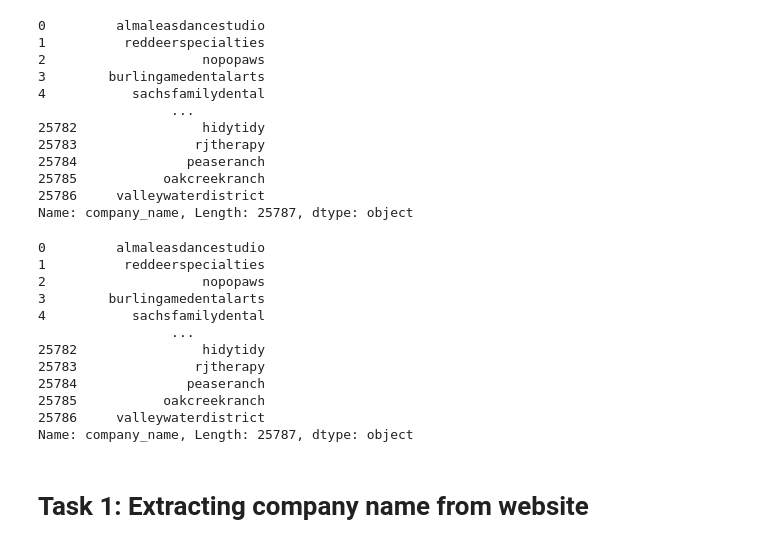
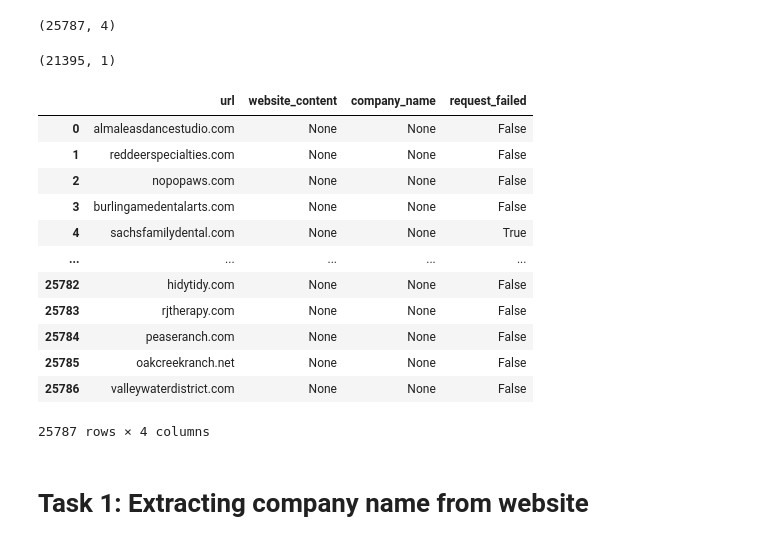
Before and after one commit to PrimaryBelman/RTA2024test, a Jupyter notebook: MachineLearning/Data_Extraction.ipynb, the cells around one changed output. Saved outputs shown, nothing was run; the diff lists cells and outputs as text; code cells hidden in the pictures.

```diff
--- a/MachineLearning/Data_Extraction.ipynb
+++ b/MachineLearning/Data_Extraction.ipynb
@@ -60,3 +13,0 @@ Name: company_name, Length: 25787, dtype: object
-# %%
-urls['company_name']=urls.company_name.str.replace(".org",'')
-urls['company_name']
@@ -76,16 +13,0 @@ Name: company_name, Length: 25787, dtype: object
-# %%
-urls['company_name']=urls.company_name.str.replace(".net",'')
-urls['company_name']
-# %% [output]
-0         almaleasdancestudio
-1          reddeerspecialties
-2                    nopopaws
-3        burlingamedentalarts
-4           sachsfamilydental
-                 ...
-25782                hidytidy
-25783               rjtherapy
-25784              peaseranch
-25785           oakcreekranch
-25786     valleywaterdistrict
-Name: company_name, Length: 25787, dtype: object
@@ -104,21 +14,28 @@ def break_into_words(text, word_list):
-# %%
-urls['company_name'] = urls['url'].apply(lambda x: break_into_words(x, word_list))
-# %%
-urls['company_name'] = urls['company_name'].apply(clean_company_name)
+# %%
+header_data.shape
+urls.shape
+# %% [output]
+(25787, 4)
+# %%
+distinct_urls=urls.drop_duplicates('url')
+distinct_urls.shape
+# %% [output]
+(21395, 1)
 # %%
-urls['company_name']
+urls
 # %% [output]
+|  | url | website_content | company_name | request_failed |
+| 0 | almaleasdancestudio.com | None | None | False |
+| 1 | reddeerspecialties.com | None | None | False |
+| 2 | nopopaws.com | None | None | False |
+| 3 | burlingamedentalarts.com | None | None | False |
+| 4 | sachsfamilydental.com | None | None | True |
+| ... | ... | ... | ... | ... |
+| 25782 | hidytidy.com | None | None | False |
+| 25783 | rjtherapy.com | None | None | False |
+| 25784 | peaseranch.com | None | None | False |
+| 25785 | oakcreekranch.net | None | None | False |
+| 25786 | valleywaterdistrict.com | None | None | False |
-0         almaleasdancestudio
-1          reddeerspecialties
-2                    nopopaws
-3        burlingamedentalarts
-4           sachsfamilydental
-                 ...
-25782                hidytidy
-25783               rjtherapy
-25784              peaseranch
-25785           oakcreekranch
-25786     valleywaterdistrict
-Name: company_name, Length: 25787, dtype: object
+25787 rows × 4 columns
 # %% [markdown]
 # Task 1: Extracting company name from website
```
Also changed, not shown: parts of 13 cells of this notebook.
